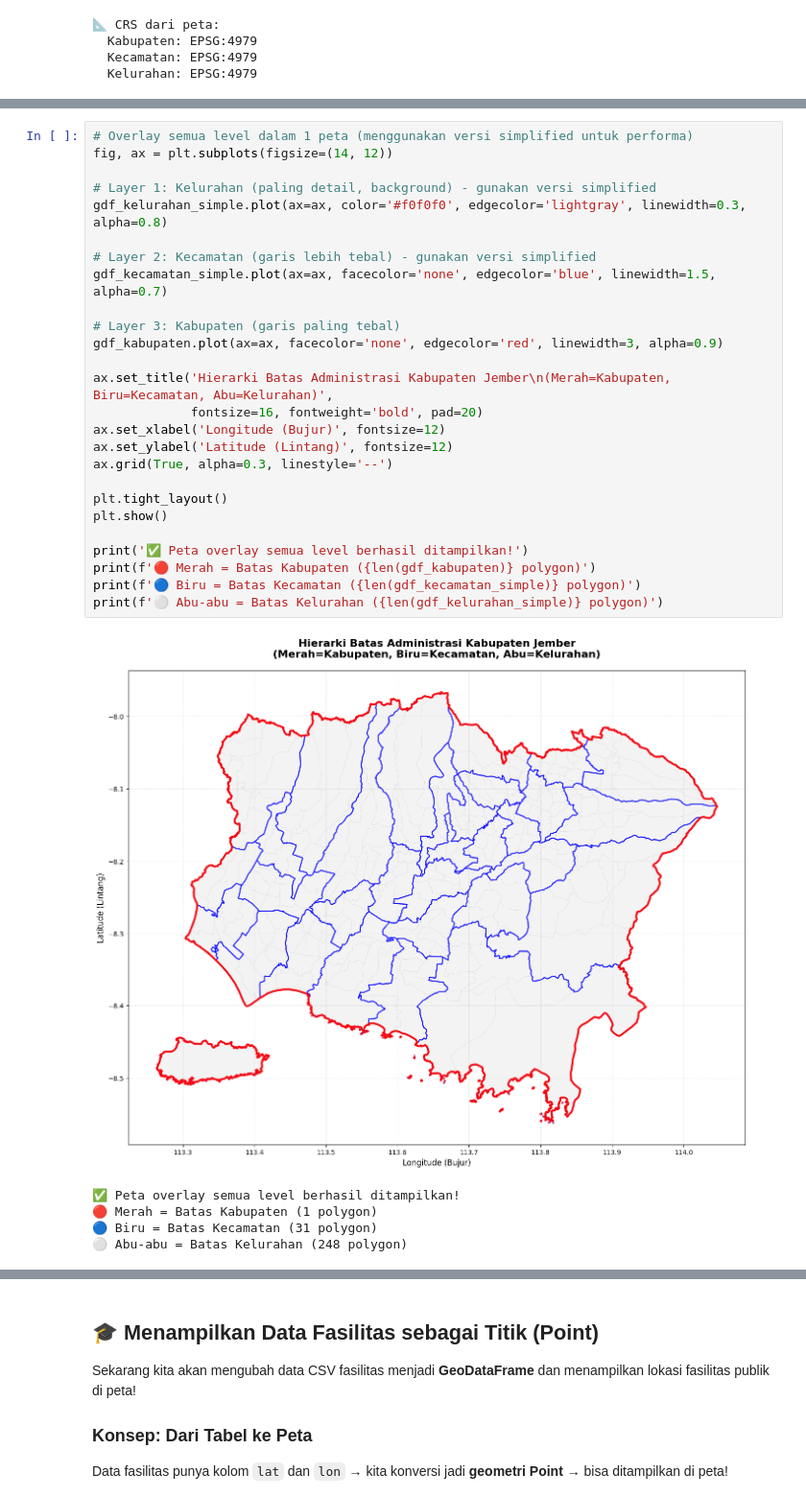
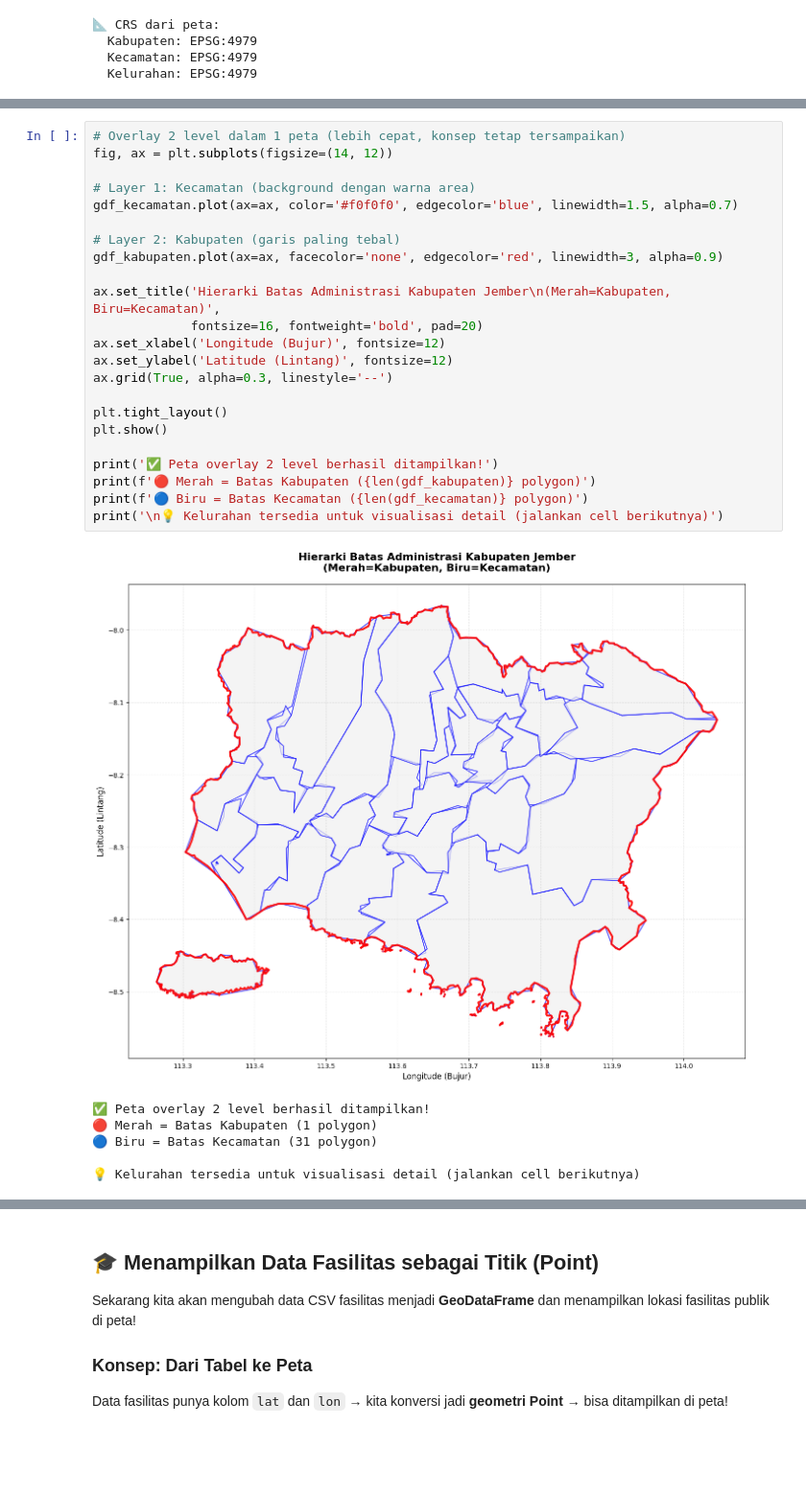
Before and after one commit to juniyasyos/datavis-geospasial, a Jupyter notebook: notebooks/01_pengenalan_peta.ipynb, the cells around one changed output, grey strips where cells are left out. Shown at 96% size. Drawn from its saved outputs; the diff is of its cells as text; blank space fills up the shorter version.

```diff
--- a/notebooks/01_pengenalan_peta.ipynb
+++ b/notebooks/01_pengenalan_peta.ipynb
@@ -291,33 +318,31 @@ print('✅ Semua level peta berhasil ditampilkan!')
 # %%
-# Overlay semua level dalam 1 peta (menggunakan versi simplified untuk performa)
+# Overlay 2 level dalam 1 peta (lebih cepat, konsep tetap tersampaikan)
 fig, ax = plt.subplots(figsize=(14, 12))
 
-# Layer 1: Kelurahan (paling detail, background) - gunakan versi simplified
-gdf_kelurahan_simple.plot(ax=ax, color='#f0f0f0', edgecolor='lightgray', linewidth=0.3, alpha=0.8)
+# Layer 1: Kecamatan (background dengan warna area)
+gdf_kecamatan.plot(ax=ax, color='#f0f0f0', edgecolor='blue', linewidth=1.5, alpha=0.7)
 
-# Layer 2: Kecamatan (garis lebih tebal) - gunakan versi simplified
-gdf_kecamatan_simple.plot(ax=ax, facecolor='none', edgecolor='blue', linewidth=1.5, alpha=0.7)
-
-# Layer 3: Kabupaten (garis paling tebal)
+# Layer 2: Kabupaten (garis paling tebal)
 gdf_kabupaten.plot(ax=ax, facecolor='none', edgecolor='red', linewidth=3, alpha=0.9)
 
-ax.set_title('Hierarki Batas Administrasi Kabupaten Jember\n(Merah=Kabupaten, Biru=Kecamatan, Abu=Kelurahan)',
+ax.set_title('Hierarki Batas Administrasi Kabupaten Jember\n(Merah=Kabupaten, Biru=Kecamatan)',
              fontsize=16, fontweight='bold', pad=20)
 ax.set_xlabel('Longitude (Bujur)', fontsize=12)
 ax.set_ylabel('Latitude (Lintang)', fontsize=12)
 ax.grid(True, alpha=0.3, linestyle='--')
 
 plt.tight_layout()
 plt.show()
 
-print('✅ Peta overlay semua level berhasil ditampilkan!')
+print('✅ Peta overlay 2 level berhasil ditampilkan!')
 print(f'🔴 Merah = Batas Kabupaten ({len(gdf_kabupaten)} polygon)')
-print(f'🔵 Biru = Batas Kecamatan ({len(gdf_kecamatan_simple)} polygon)')
-print(f'⚪ Abu-abu = Batas Kelurahan ({len(gdf_kelurahan_simple)} polygon)')
+print(f'🔵 Biru = Batas Kecamatan ({len(gdf_kecamatan)} polygon)')
+print('\n💡 Kelurahan tersedia untuk visualisasi detail (jalankan cell berikutnya)')
 # %% [output]
-[figure, old version]
+[figure, new version]
-✅ Peta overlay semua level berhasil ditampilkan!
+✅ Peta overlay 2 level berhasil ditampilkan!
 🔴 Merah = Batas Kabupaten (1 polygon)
 🔵 Biru = Batas Kecamatan (31 polygon)
-⚪ Abu-abu = Batas Kelurahan (248 polygon)
+
+💡 Kelurahan tersedia untuk visualisasi detail (jalankan cell berikutnya)
 # %% [markdown]
```
Also changed, not shown: parts of 12 cells of this notebook, 8 other files.
